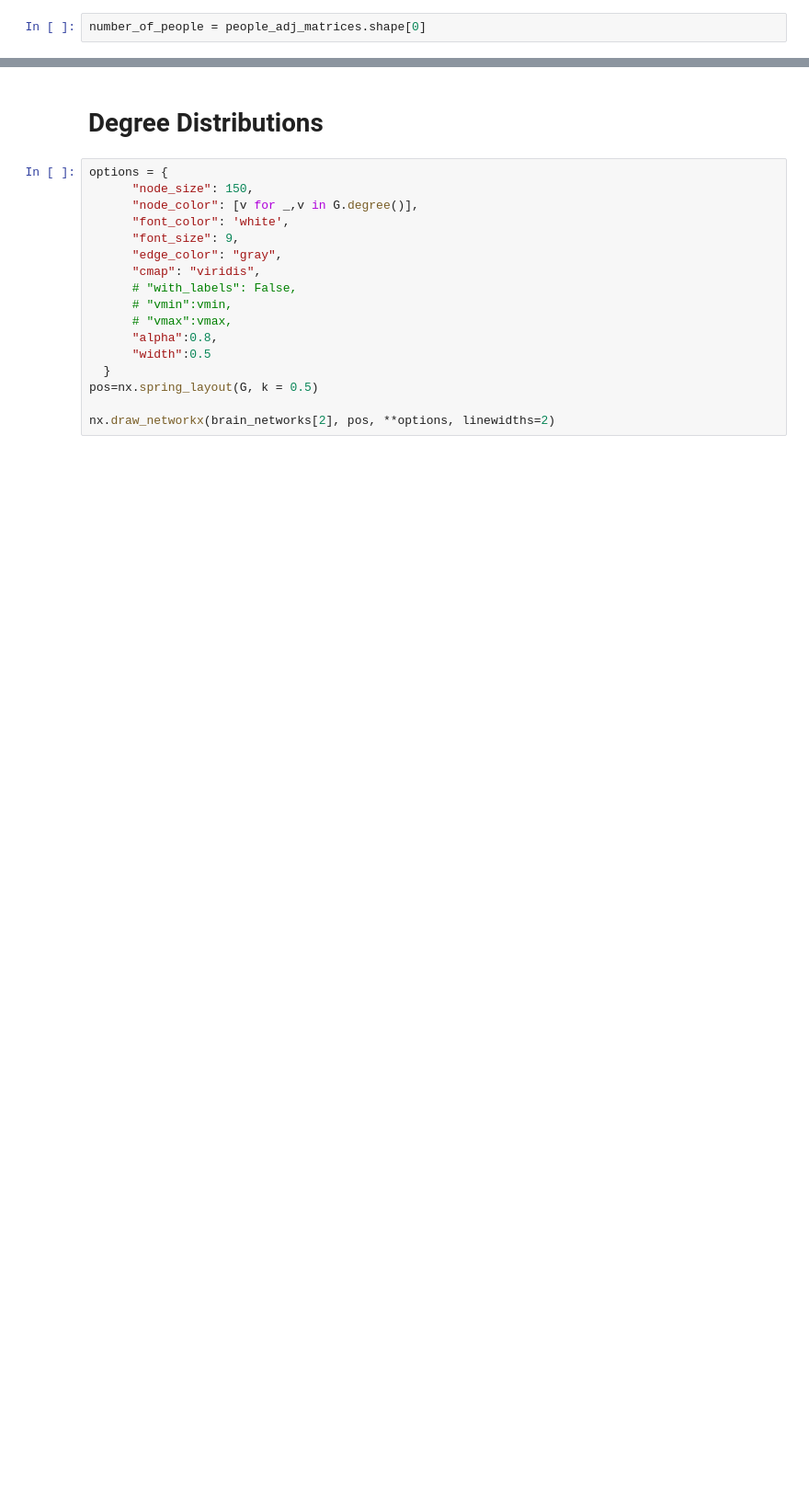
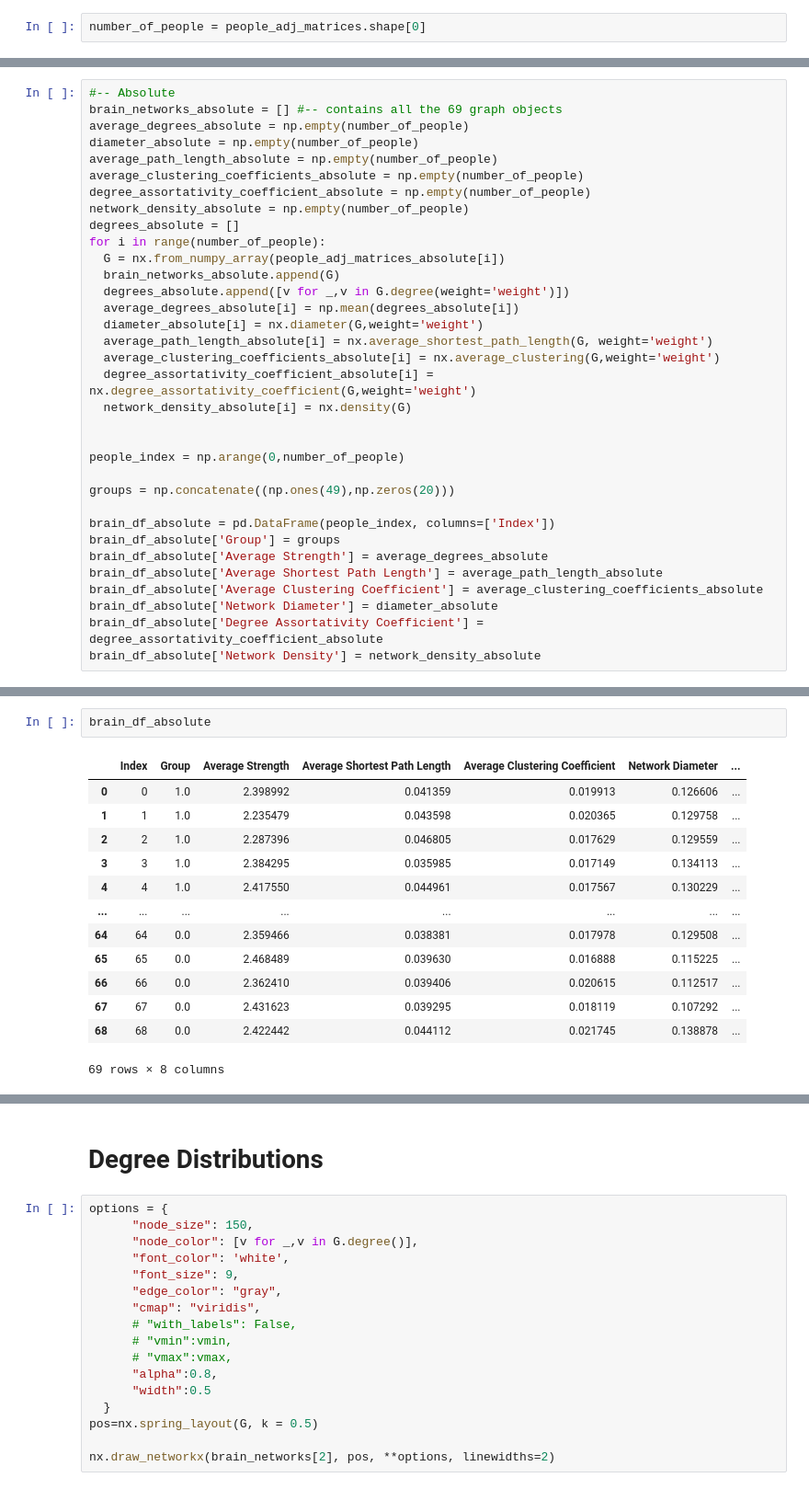
Before and after one commit to gaurav-src/es404-project, a Jupyter notebook: project_gaurav.ipynb, the cells around one changed output, grey strips where cells are left out. Shown: that part at 92% size. Saved outputs shown, nothing was run; the diff lists cells and outputs as text; blank space fills up the shorter version.

```diff
--- a/project_gaurav.ipynb
+++ b/project_gaurav.ipynb
@@ -46,3 +118,37 @@ brain_df['Network Diameter'] = diameter
+# %%
+#-- Absolute
+brain_networks_absolute = [] #-- contains all the 69 graph objects
+average_degrees_absolute = np.empty(number_of_people)
+diameter_absolute = np.empty(number_of_people)
+average_path_length_absolute = np.empty(number_of_people)
+average_clustering_coefficients_absolute = np.empty(number_of_people)
+degree_assortativity_coefficient_absolute = np.empty(number_of_people)
+network_density_absolute = np.empty(number_of_people)
+degrees_absolute = []
+for i in range(number_of_people):
+  G = nx.from_numpy_array(people_adj_matrices_absolute[i])
+  brain_networks_absolute.append(G)
+  degrees_absolute.append([v for _,v in G.degree(weight='weight')])
+  average_degrees_absolute[i] = np.mean(degrees_absolute[i])
+  diameter_absolute[i] = nx.diameter(G,weight='weight')
+  average_path_length_absolute[i] = nx.average_shortest_path_length(G, weight='weight')
+  average_clustering_coefficients_absolute[i] = nx.average_clustering(G,weight='weight')
+  degree_assortativity_coefficient_absolute[i] = nx.degree_assortativity_coefficient(G,weight='weight')
+  network_density_absolute[i] = nx.density(G)
+
+
+people_index = np.arange(0,number_of_people)
+
+groups = np.concatenate((np.ones(49),np.zeros(20)))
+
+brain_df_absolute = pd.DataFrame(people_index, columns=['Index'])
+brain_df_absolute['Group'] = groups
+brain_df_absolute['Average Strength'] = average_degrees_absolute
+brain_df_absolute['Average Shortest Path Length'] = average_path_length_absolute
+brain_df_absolute['Average Clustering Coefficient'] = average_clustering_coefficients_absolute
+brain_df_absolute['Network Diameter'] = diameter_absolute
+brain_df_absolute['Degree Assortativity Coefficient'] = degree_assortativity_coefficient_absolute
+brain_df_absolute['Network Density'] = network_density_absolute
 # %%
 brain_df
 # %% [output]
@@ -61,0 +168,16 @@ brain_df
+# %%
+brain_df_absolute
+# %% [output]
+|  | Index | Group | Average Strength | Average Shortest Path Length | Average Clustering Coefficient | Network Diameter | ... |
+| 0 | 0 | 1.0 | 2.398992 | 0.041359 | 0.019913 | 0.126606 | ... |
+| 1 | 1 | 1.0 | 2.235479 | 0.043598 | 0.020365 | 0.129758 | ... |
+| 2 | 2 | 1.0 | 2.287396 | 0.046805 | 0.017629 | 0.129559 | ... |
+| 3 | 3 | 1.0 | 2.384295 | 0.035985 | 0.017149 | 0.134113 | ... |
+| 4 | 4 | 1.0 | 2.417550 | 0.044961 | 0.017567 | 0.130229 | ... |
+| ... | ... | ... | ... | ... | ... | ... | ... |
+| 64 | 64 | 0.0 | 2.359466 | 0.038381 | 0.017978 | 0.129508 | ... |
+| 65 | 65 | 0.0 | 2.468489 | 0.039630 | 0.016888 | 0.115225 | ... |
+| 66 | 66 | 0.0 | 2.362410 | 0.039406 | 0.020615 | 0.112517 | ... |
+| 67 | 67 | 0.0 | 2.431623 | 0.039295 | 0.018119 | 0.107292 | ... |
+| 68 | 68 | 0.0 | 2.422442 | 0.044112 | 0.021745 | 0.138878 | ... |
+69 rows × 8 columns
```
Also changed, not shown: parts of 25 cells of this notebook.
